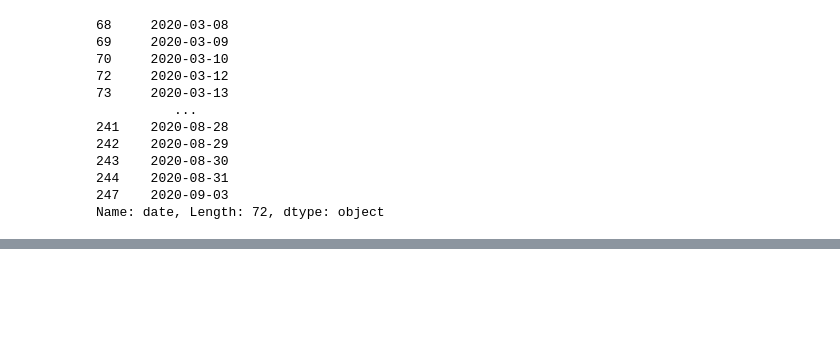
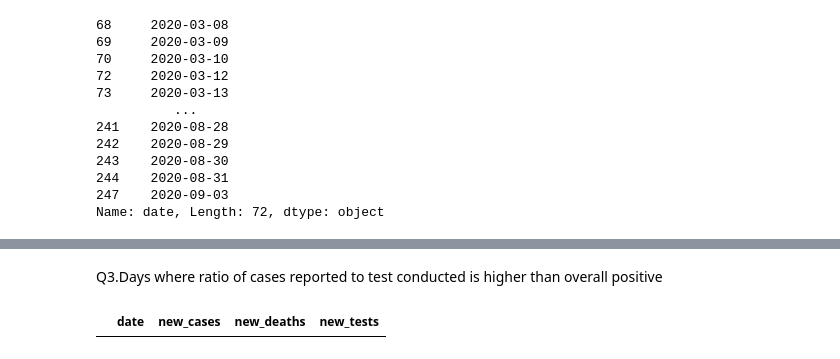
Before and after one commit to Atharva96sys/DS, a Jupyter notebook: Pandas/Pandas Notes.ipynb, the cells around one changed output, grey strips where cells are left out. Cells and saved outputs as stored; diff of their text form; code cells hidden in the pictures; blank space fills up the shorter version.

```diff
--- a/Pandas/Pandas Notes.ipynb
+++ b/Pandas/Pandas Notes.ipynb
@@ -421,0 +439,8 @@ Name: date, Length: 72, dtype: object
+# %% [markdown]
+Q3.Days where ratio of cases reported to test conducted is higher than overall positive
+# %%
+higher_rate = covid_df[(covid_df.new_cases/covid_df.new_tests) == 0]
+# %%
+higher_rate
+# %% [output]
+|  | date | new_cases | new_deaths | new_tests |
```
Also changed, not shown: parts of 2 cells of this notebook.
